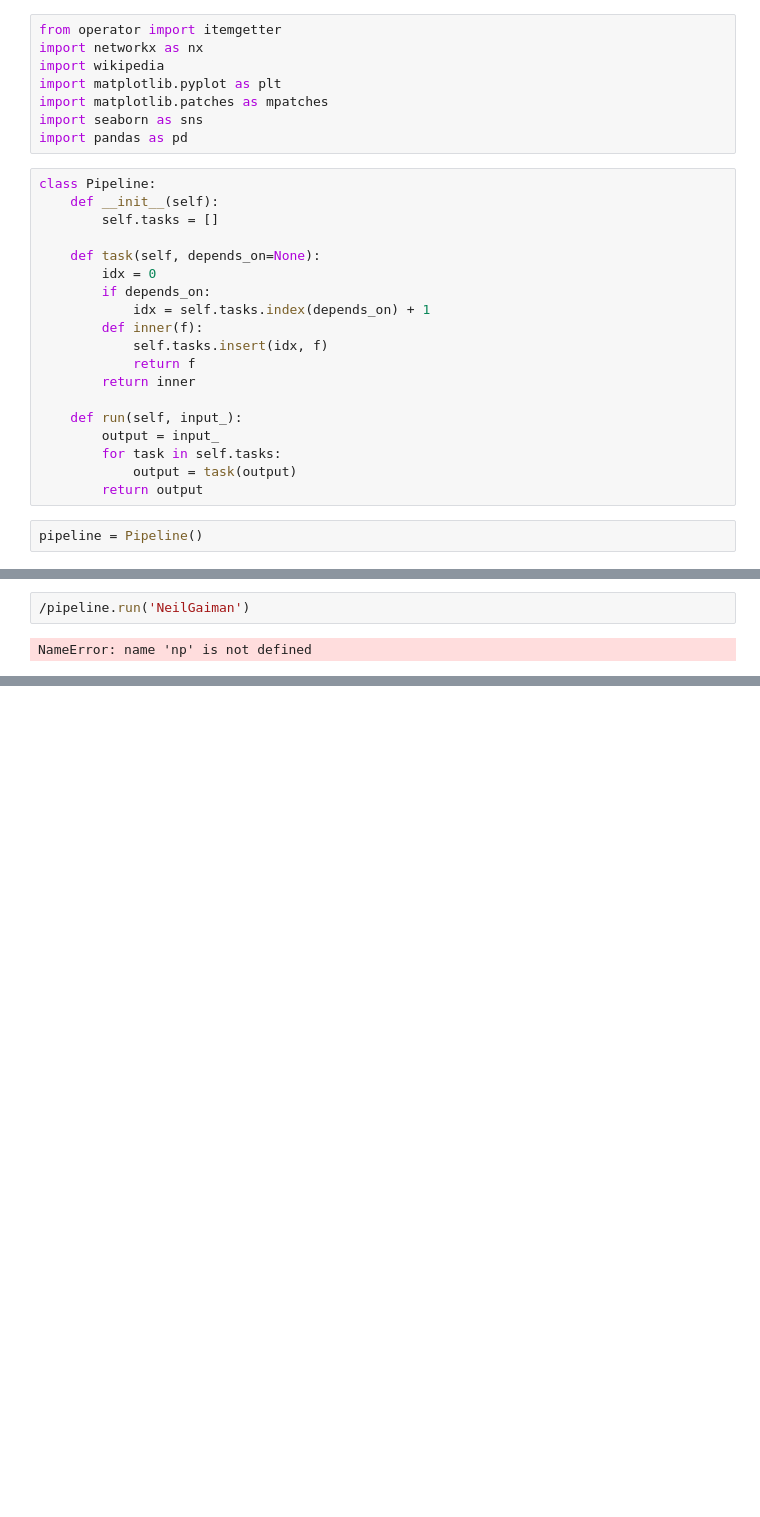
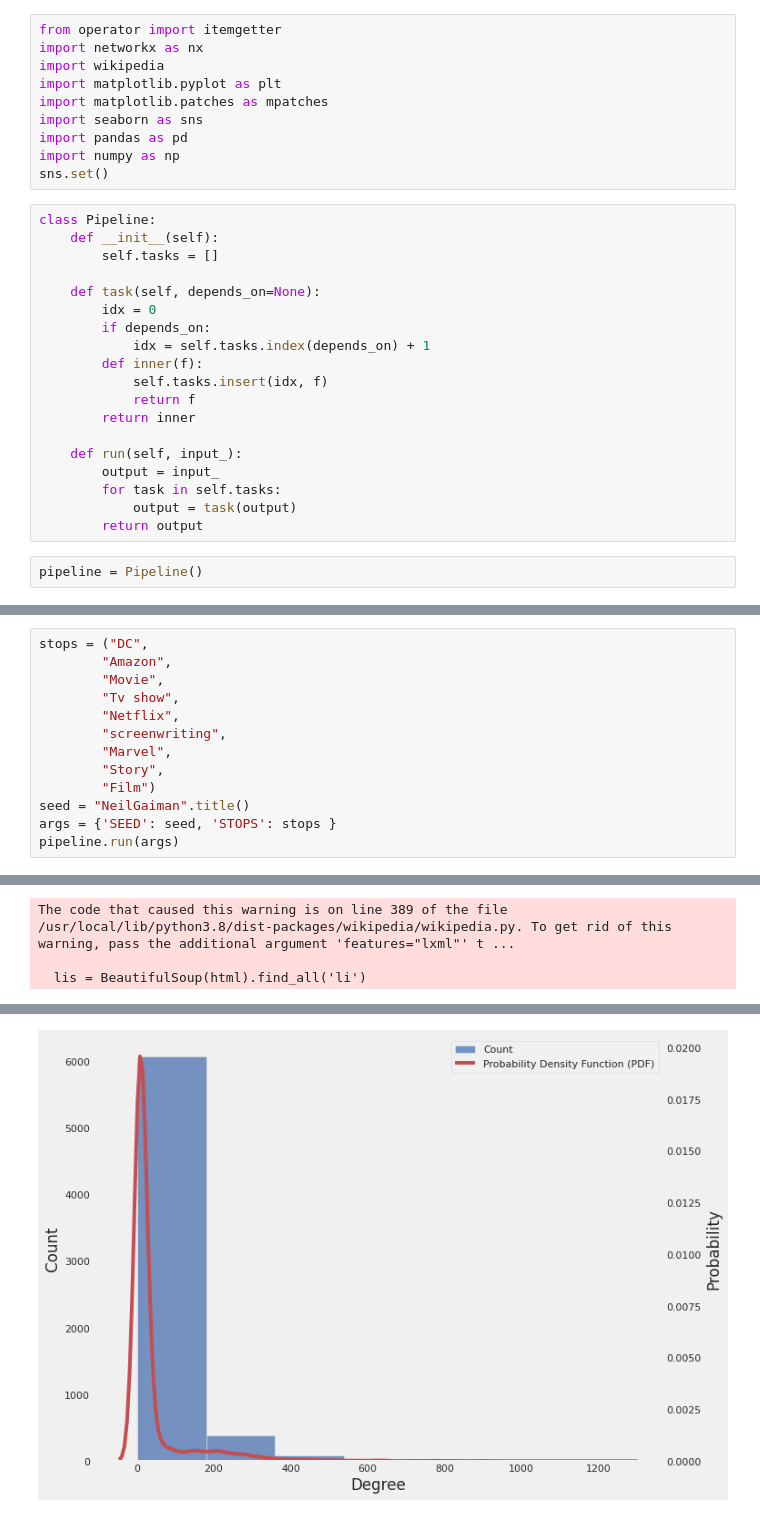
Before and after one commit to JaysaKeylla/DCA0209, a Jupyter notebook: wikipedia-analysis/notebooks/pipeline.ipynb, the cells around one changed output, grey strips where cells are left out. Drawn from its saved outputs; the diff is of its cells as text; blank space fills up the shorter version.

```diff
--- a/wikipedia-analysis/notebooks/pipeline.ipynb
+++ b/wikipedia-analysis/notebooks/pipeline.ipynb
@@ -19,6 +24,8 @@ import matplotlib.pyplot as plt
 import matplotlib.patches as mpatches
 import seaborn as sns
 import pandas as pd
+import numpy as np
+sns.set()
 # %%
 class Pipeline:
     def __init__(self):
@@ -302,7 +347,17 @@ def results(sub_g):
   plt.axis("off")
   plt.savefig('k-core.png', transparent=True,dpi=600)
   plt.show()
-# %%
-/pipeline.run('NeilGaiman')
-# %% [output]
-NameError: name 'np' is not defined
+# %%
+stops = ("DC",
+        "Amazon",
+        "Movie",
+        "Tv show",
+        "Netflix",
+        "screenwriting",
+        "Marvel",
+        "Story",
+        "Film")
+seed = "NeilGaiman".title()
+args = {'SEED': seed, 'STOPS': stops }
+pipeline.run(args)
+# %% [output]
@@ -308,0 +381,3 @@ NameError: name 'np' is not defined
+The code that caused this warning is on line 389 of the file /usr/local/lib/python3.8/dist-packages/wikipedia/wikipedia.py. To get rid of this warning, pass the additional argument 'features="lxml"' t ...
+
+  lis = BeautifulSoup(html).find_all('li')
@@ -308,0 +401 @@ NameError: name 'np' is not defined
+[figure, added]
```
Also changed, not shown: parts of 13 cells of this notebook, 33 other files.
